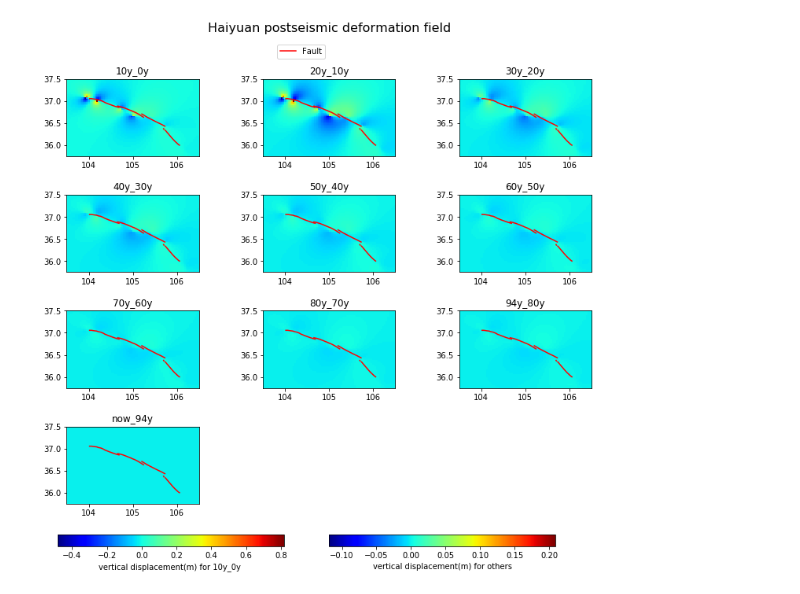
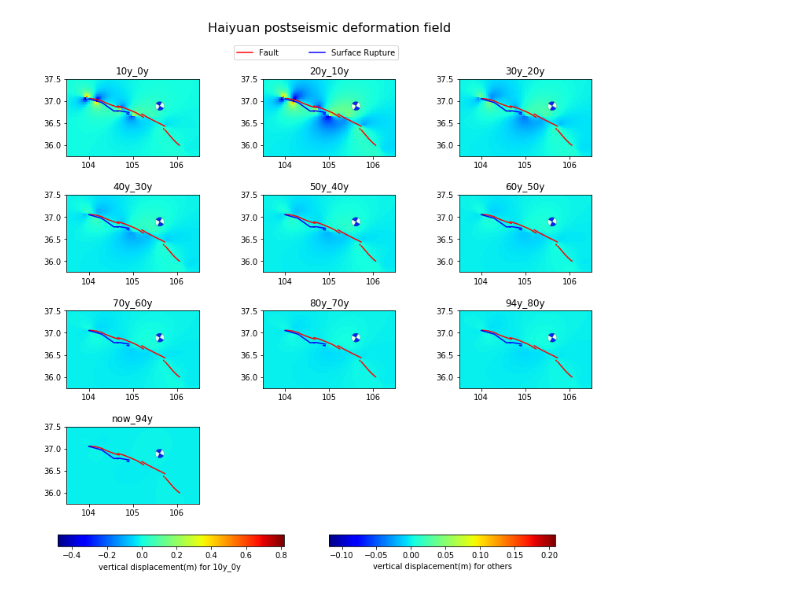
Before and after one commit to geodesymiami/infiles_lvxr, a Jupyter notebook: Ipynb/multi_plot_fault_displ.ipynb, the cells around one changed output. Cells and saved outputs as stored; diff of their text form; code cells hidden in the pictures.

Commit message:
add focal mechnism and surface rupture to plot

```diff
--- a/Ipynb/multi_plot_fault_displ.ipynb
+++ b/Ipynb/multi_plot_fault_displ.ipynb
@@ -7,13 +7,19 @@ import matplotlib.pyplot as plt
 import geopandas
 import math
 import os
-
+import copy
+from obspy.imaging.beachball import beach
 
 #workdir = '/home/lvxr/insarlab/jupyter/lab/LargeEarthquake/MODEL/model4/Haiyuan/disp_tp/tiff_file/'
 workdir = '/home/lvxr/insarlab/jupyter/lab/LargeEarthquake/MODEL/model4/Haiyuan/PS_dat/tif/'
 
 # read shapefile data
 shps_fault = geopandas.read_file('/home/lvxr/insarlab/jupyter/lab/LargeEarthquake/Fault/Haiyuan_Fault.shp')
+shps_surface_rupture = geopandas.read_file('/home/lvxr/insarlab/jupyter/lab/LargeEarthquake/suface_rupture/Haiyuan_surface_rupture.shp')
+# set lat and lon and focal mechanism of beachball
+beach_lat = 36.89
+beach_lon = 105.61
+focmecs = [300,88,1] #[strike, dip, rake]
 
 # count the number of *.tif files
 tif_files = []
@@ -50,13 +56,23 @@ for row in range(nrows):
                 data_colorbar = raster.read(1)
                 cb_max_single = data_colorbar.max()
                 cb_min_single = data_colorbar.min()
-                im1 = rasterio.plot.show(raster,1,ax = ax, vmin = cb_min_single, vmax = cb_max_single, cmap=cmap)
-                im2 = shps_fault.plot(color='red',ax = ax)
+                rasterio.plot.show(raster,1,ax = ax, vmin = cb_min_single, vmax = cb_max_single, cmap=cmap)
+                shps_fault.plot(color='red',ax = ax)
+                shps_surface_rupture.plot(color='blue',ax = ax)
+                #plot beach ball
+                b = beach(focmecs, xy=(beach_lon,beach_lat), width=(0.2,0.2), linewidth=0.2,alpha=0.85)
+                b.set_zorder(1)
+                ax.add_collection(b)
             else:
                 raster_name = tif_files[num]
                 raster = rasterio.open(workdir+raster_name)
-                im1 = rasterio.plot.show(raster,1,ax = ax, vmin = cb_min, vmax = cb_max, cmap=cmap)
-                im2 = shps_fault.plot(color='red',ax = ax)
+                rasterio.plot.show(raster,1,ax = ax, vmin = cb_min, vmax = cb_max, cmap=cmap)
+                shps_fault.plot(color='red',ax = ax)
+                shps_surface_rupture.plot(color='blue',ax = ax)
+                #plot beach ball
+                b = beach(focmecs, xy=(beach_lon,beach_lat), width=(0.2,0.2), linewidth=0.2,alpha=0.85)
+                b.set_zorder(1)
+                ax.add_collection(b)
         else:
             ax.set_visible(False)
         num = num + 1
@@ -69,32 +85,33 @@ for row in range(nrows):
 left_adjust = 0
 bottom_adjust = 0
 right_adjust = 1.2
 top_adjust = 1.5
 plt.subplots_adjust(left = left_adjust, bottom = bottom_adjust , right = right_adjust, top = top_adjust, wspace = 0.3, hspace = 0.5 )#please don't change
 
 # add colorbar (need to define your custom ScalarMappable(an example about how to plot without using imshow function))
 cax1 = fig.add_axes([0, -0.15, 0.5, 0.04])#define the position of ax1
 sm1 = plt.cm.ScalarMappable(cmap=cmap)
 sm1.set_array([])
 sm1.set_clim(vmin = cb_min_single, vmax = cb_max_single)
 fig.colorbar(sm1,cax1, orientation = 'horizontal', label = 'vertical displacement(m) for 10y_0y ')
 
 cax2 = fig.add_axes([0.60, -0.15, 0.5, 0.04])#define the position of ax2
 sm2 = plt.cm.ScalarMappable(cmap=cmap)
 sm2.set_array([])
 sm2.set_clim(vmin = cb_min, vmax = cb_max)
 fig.colorbar(sm2,cax2, orientation = 'horizontal', label = 'vertical displacement(m) for others')
 
 #create lengend
 fault = mlines.Line2D([], [], color='red',markersize=15, label='Fault') #create signal and label
-axs.flatten()[1].legend(handles=[fault],bbox_to_anchor=(0.5, 1.5)) #design the position of legend
+sur_rup = mlines.Line2D([], [], color='blue',markersize=15, label='Surface Rupture') #create signal and label
+axs.flatten()[1].legend(handles=[fault,sur_rup],bbox_to_anchor=(-0.25, 1.2,1.3, 0.102),loc='lower left',ncol=2,mode='expand') #design the position of legend
 
 # set figure title
 fig.suptitle('Haiyuan postseismic deformation field', x = right_adjust / 2, y = top_adjust + 0.2, fontsize=16)
 
 #save figure
 fig_name = 'Haiyuan_postseismic_displ.png'
 fig_output = workdir + fig_name
 fig.savefig(fig_output, dpi=200, bbox_inches='tight')
 # %% [output]
-[figure, old version]
+[figure, new version]
```
